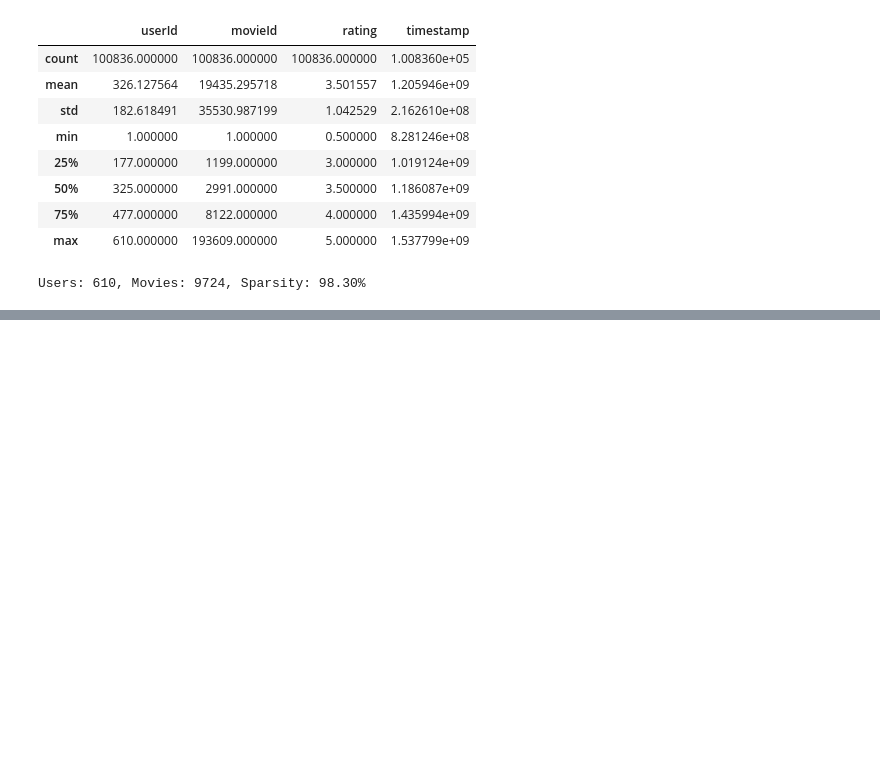
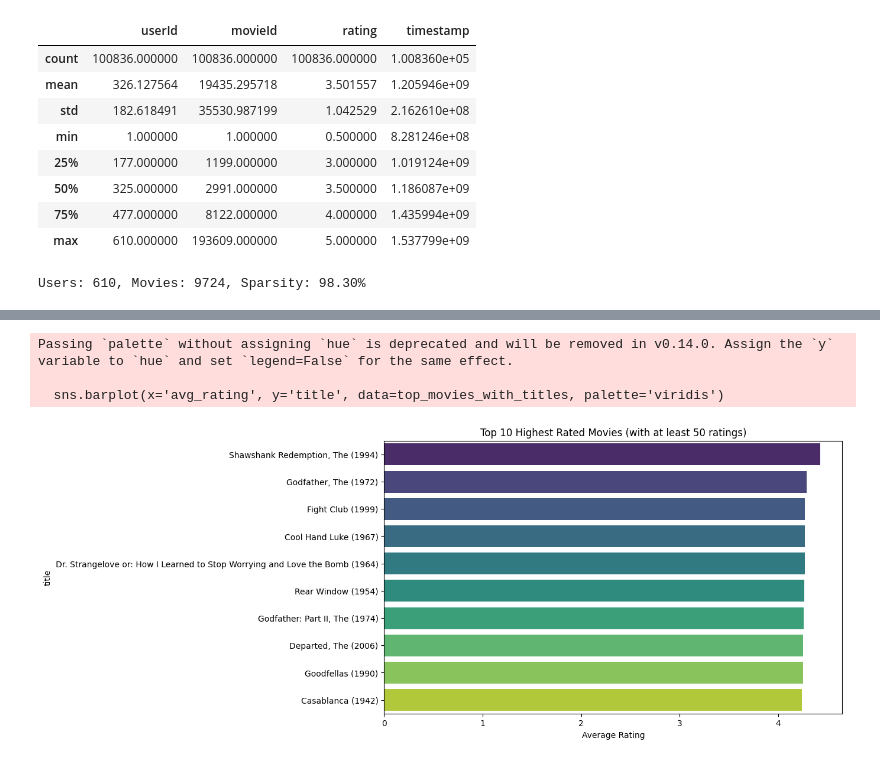
Before and after one commit to Deelaw15/Movie-Recommendation-System, a Jupyter notebook: Data Pre-processing.ipynb, the cells around one changed output, grey strips where cells are left out. Saved outputs shown, nothing was run; the diff lists cells and outputs as text; code cells hidden in the pictures; blank space fills up the shorter version.

```diff
--- a/Data Pre-processing.ipynb
+++ b/Data Pre-processing.ipynb
@@ -207,3 +228,6 @@ sparsity = 1 - (n_ratings / (n_users * n_movies))
 print(f"Users: {n_users}, Movies: {n_movies}, Sparsity: {sparsity:.2%}")
 # %% [output]
 Users: 610, Movies: 9724, Sparsity: 98.30%
+# %%
+movies_rating = pd.merge(movies, rating, on='movieId')
+movies_rating.head()
@@ -235,0 +330,7 @@ sns.histplot(rating['rating'], bins=10, kde=True)
+# %%
+avg_rating = movies_rating.groupby('movieId')['rating'].mean()
+count_rating = movies_rating.groupby('movieId')['rating'].count()
+summary = pd.DataFrame({'avg_rating': avg_rating, 'count_rating': count_rating})
+filtered = summary[summary['count_rating'] > 50]  # avoid small-sample bias
+top_movies = filtered.sort_values('avg_rating', ascending=False).head(10)
+pd.merge(top_movies, movies, on='movieId')[['title', 'avg_rating', 'count_rating']]
@@ -235,0 +349,14 @@ sns.histplot(rating['rating'], bins=10, kde=True)
+# %%
+# Plotting the top 10 highest rated movies (with at least 50 ratings)
+plt.figure(figsize=(10, 6))
+# Merge top_movies with movies to get the titles
+top_movies_with_titles = pd.merge(top_movies, movies, left_index=True, right_on='movieId')
+sns.barplot(x='avg_rating', y='title', data=top_movies_with_titles, palette='viridis')
+plt.title('Top 10 Highest Rated Movies (with at least 50 ratings)')
+plt.xlabel('Average Rating')
+plt.show()
+# %% [output]
+Passing `palette` without assigning `hue` is deprecated and will be removed in v0.14.0. Assign the `y` variable to `hue` and set `legend=False` for the same effect.
+
+  sns.barplot(x='avg_rating', y='title', data=top_movies_with_titles, palette='viridis')
+[figure, added]
```
Also changed, not shown: parts of 18 cells of this notebook.
